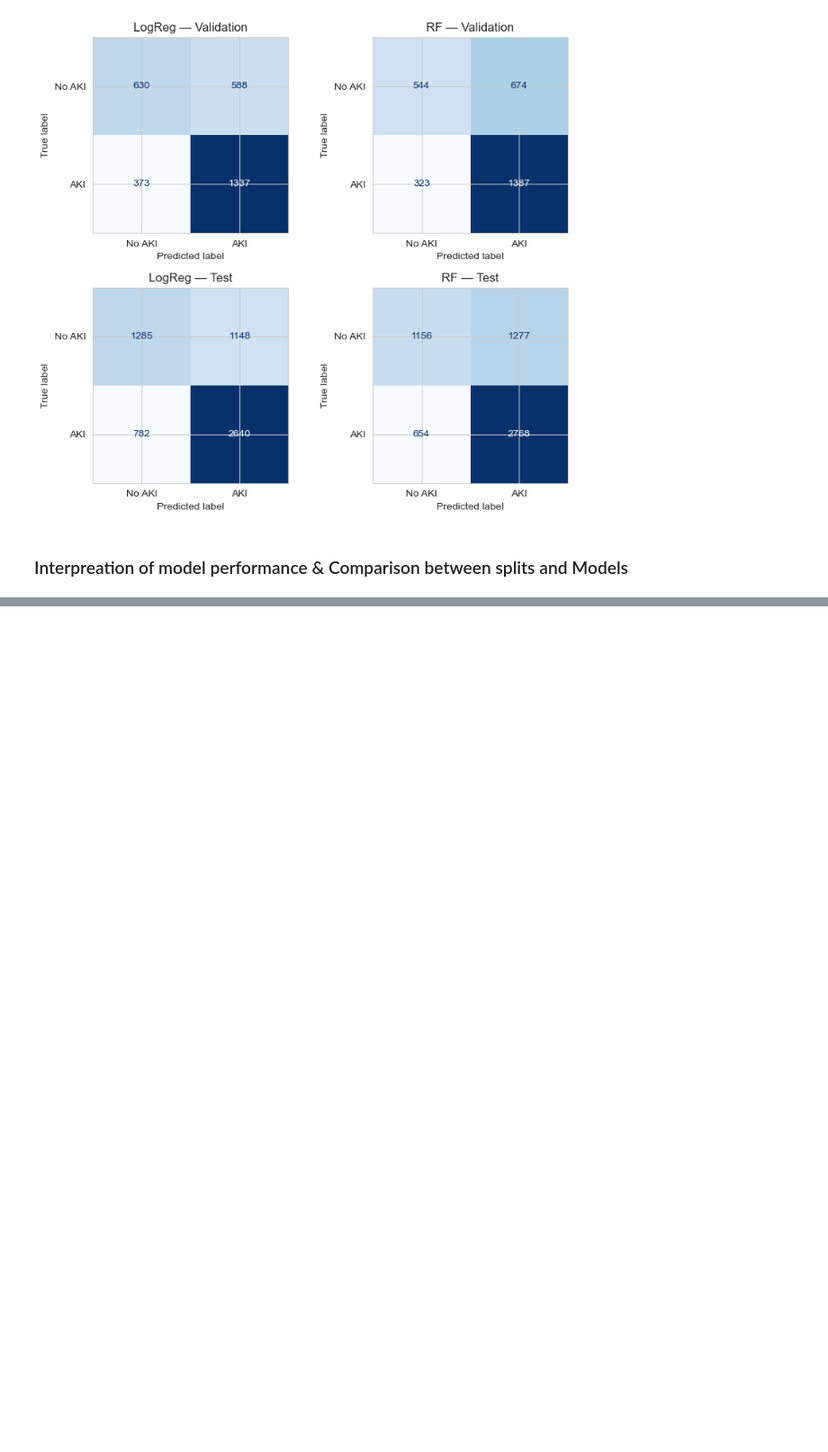
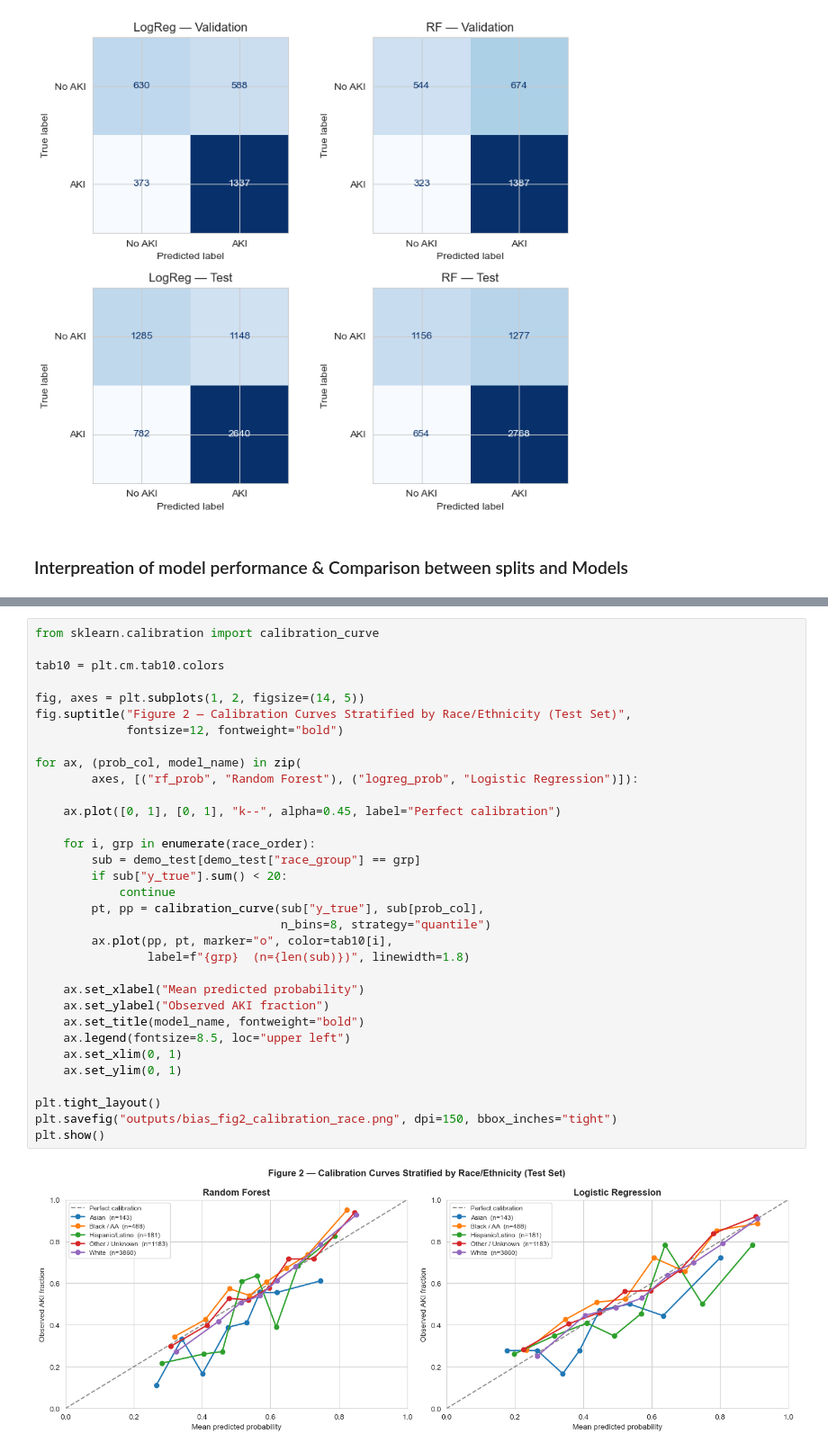
Before and after one commit to PatrickTangwen/BIS568_Final_Project, a Jupyter notebook: notebook/aki_model_dev.ipynb, the cells around one changed output, grey strips where cells are left out. Shown at 90% size. Cells and saved outputs as stored; diff of their text form; blank space fills up the shorter version.

```diff
--- a/notebook/aki_model_dev.ipynb
+++ b/notebook/aki_model_dev.ipynb
@@ -638,0 +780,35 @@ plt.show()
+# %%
+from sklearn.calibration import calibration_curve
+
+tab10 = plt.cm.tab10.colors
+
+fig, axes = plt.subplots(1, 2, figsize=(14, 5))
+fig.suptitle("Figure 2 — Calibration Curves Stratified by Race/Ethnicity (Test Set)",
+             fontsize=12, fontweight="bold")
+
+for ax, (prob_col, model_name) in zip(
+        axes, [("rf_prob", "Random Forest"), ("logreg_prob", "Logistic Regression")]):
+
+    ax.plot([0, 1], [0, 1], "k--", alpha=0.45, label="Perfect calibration")
+
+    for i, grp in enumerate(race_order):
+        sub = demo_test[demo_test["race_group"] == grp]
+        if sub["y_true"].sum() < 20:
+            continue
+        pt, pp = calibration_curve(sub["y_true"], sub[prob_col],
+                                   n_bins=8, strategy="quantile")
+        ax.plot(pp, pt, marker="o", color=tab10[i],
+                label=f"{grp}  (n={len(sub)})", linewidth=1.8)
+
+    ax.set_xlabel("Mean predicted probability")
+    ax.set_ylabel("Observed AKI fraction")
+    ax.set_title(model_name, fontweight="bold")
+    ax.legend(fontsize=8.5, loc="upper left")
+    ax.set_xlim(0, 1)
+    ax.set_ylim(0, 1)
+
+plt.tight_layout()
+plt.savefig("outputs/bias_fig2_calibration_race.png", dpi=150, bbox_inches="tight")
+plt.show()
+# %% [output]
+[figure, added]
```
Also changed, not shown: parts of 6 cells of this notebook.
